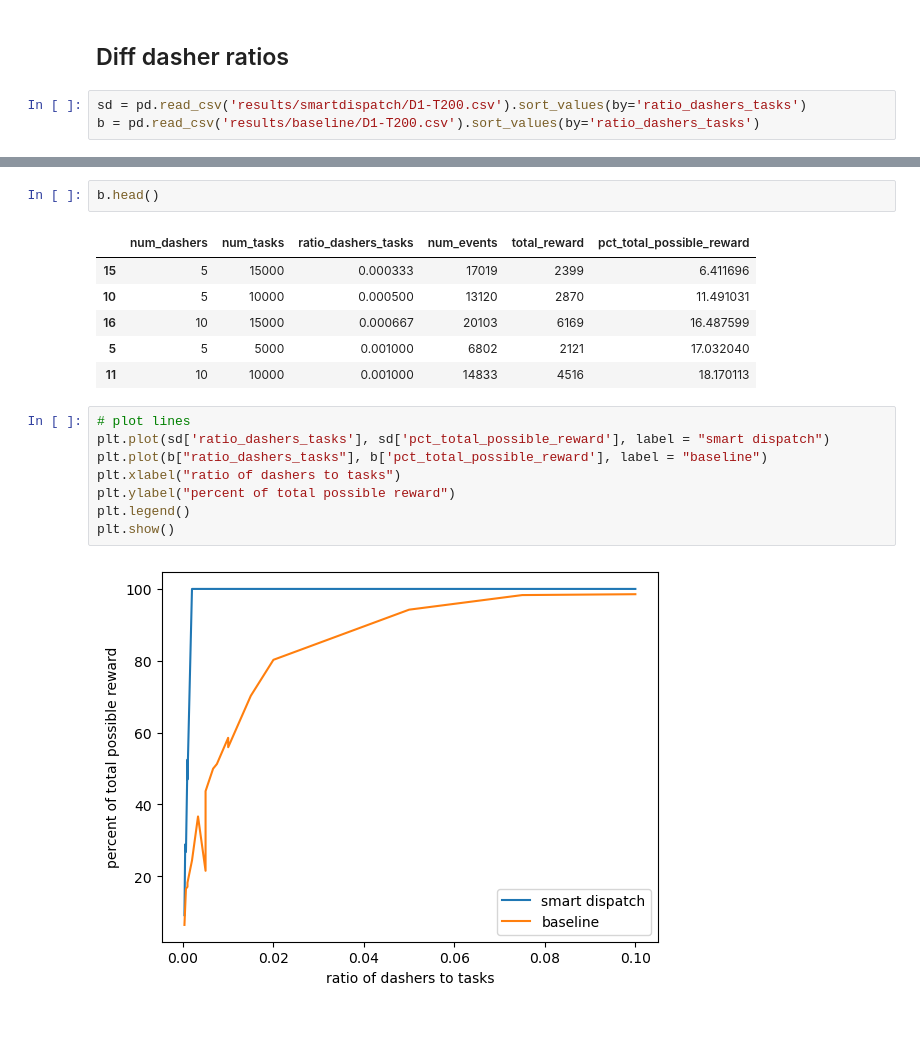
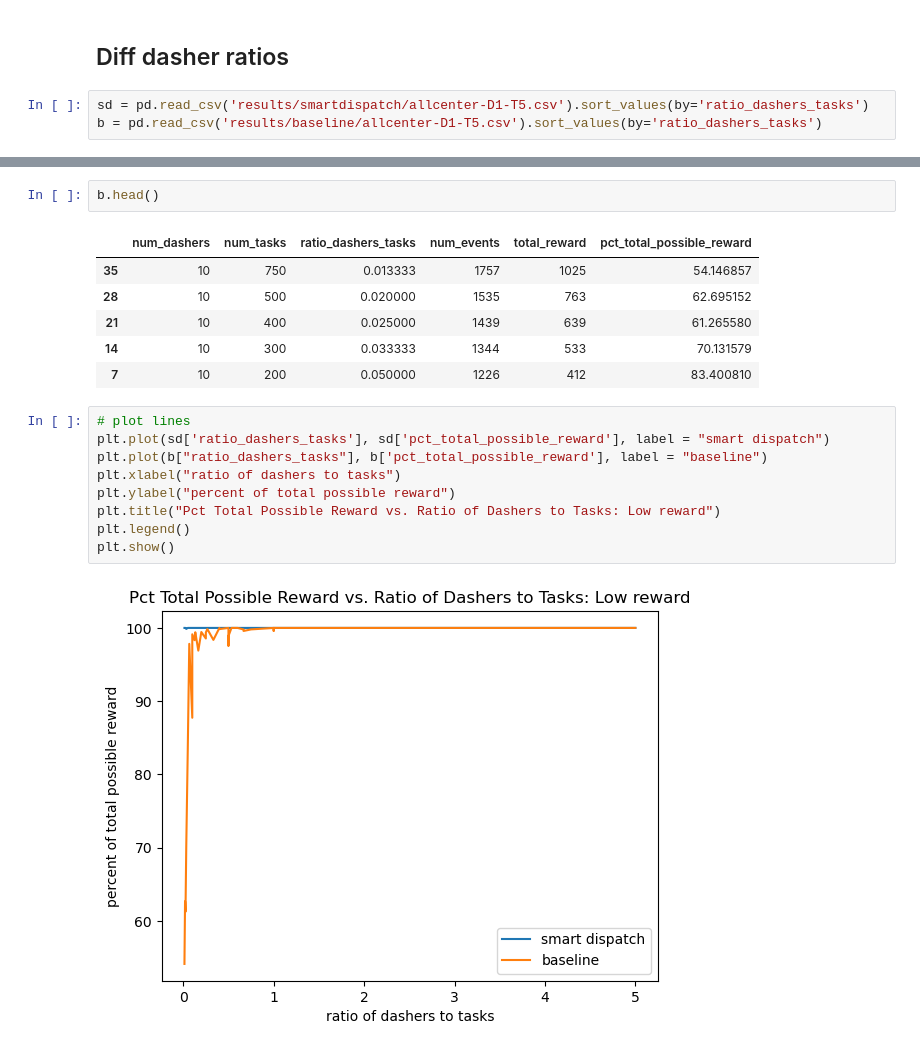
Before and after one commit to kaylamullen/independent-study, a Jupyter notebook: result_analysis.ipynb, the cells around one changed output, grey strips where cells are left out. Drawn from its saved outputs; the diff is of its cells as text; blank space fills up the shorter version.

```diff
--- a/result_analysis.ipynb
+++ b/result_analysis.ipynb
@@ -6,8 +6,8 @@ import matplotlib.pyplot as plt
 # %% [markdown]
 ## Diff dasher ratios
 # %%
-sd = pd.read_csv('results/smartdispatch/D1-T200.csv').sort_values(by='ratio_dashers_tasks')
-b = pd.read_csv('results/baseline/D1-T200.csv').sort_values(by='ratio_dashers_tasks')
+sd = pd.read_csv('results/smartdispatch/allcenter-D1-T5.csv').sort_values(by='ratio_dashers_tasks')
+b = pd.read_csv('results/baseline/allcenter-D1-T5.csv').sort_values(by='ratio_dashers_tasks')
 # %%
 sd
 # %% [output]
@@ -32,21 +32,22 @@ sd
 b.head()
 # %% [output]
 |  | num_dashers | num_tasks | ratio_dashers_tasks | num_events | total_reward | pct_total_possible_reward |
-| 15 | 5 | 15000 | 0.000333 | 17019 | 2399 | 6.411696 |
-| 10 | 5 | 10000 | 0.000500 | 13120 | 2870 | 11.491031 |
-| 16 | 10 | 15000 | 0.000667 | 20103 | 6169 | 16.487599 |
-| 5 | 5 | 5000 | 0.001000 | 6802 | 2121 | 17.032040 |
-| 11 | 10 | 10000 | 0.001000 | 14833 | 4516 | 18.170113 |
+| 35 | 10 | 750 | 0.013333 | 1757 | 1025 | 54.146857 |
+| 28 | 10 | 500 | 0.020000 | 1535 | 763 | 62.695152 |
+| 21 | 10 | 400 | 0.025000 | 1439 | 639 | 61.265580 |
+| 14 | 10 | 300 | 0.033333 | 1344 | 533 | 70.131579 |
+| 7 | 10 | 200 | 0.050000 | 1226 | 412 | 83.400810 |
 # %%
 # plot lines
 plt.plot(sd['ratio_dashers_tasks'], sd['pct_total_possible_reward'], label = "smart dispatch")
 plt.plot(b["ratio_dashers_tasks"], b['pct_total_possible_reward'], label = "baseline")
 plt.xlabel("ratio of dashers to tasks")
 plt.ylabel("percent of total possible reward")
+plt.title("Pct Total Possible Reward vs. Ratio of Dashers to Tasks: Low reward")
 plt.legend()
 plt.show()
 # %% [output]
-[figure, old version]
+[figure, new version]
 # %%
 # plot lines
 plt.plot(sd['ratio_dashers_tasks'], sd['pct_total_possible_reward'], label = "smart dispatch")
```
Also changed, not shown: parts of 4 cells of this notebook, 9 other files.
